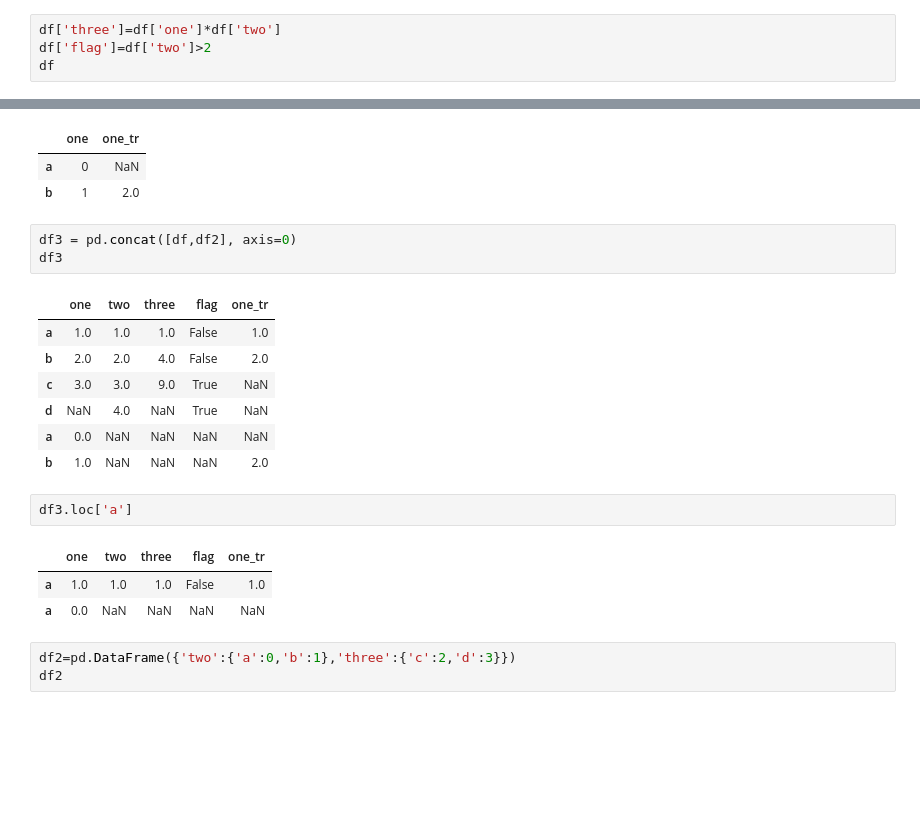
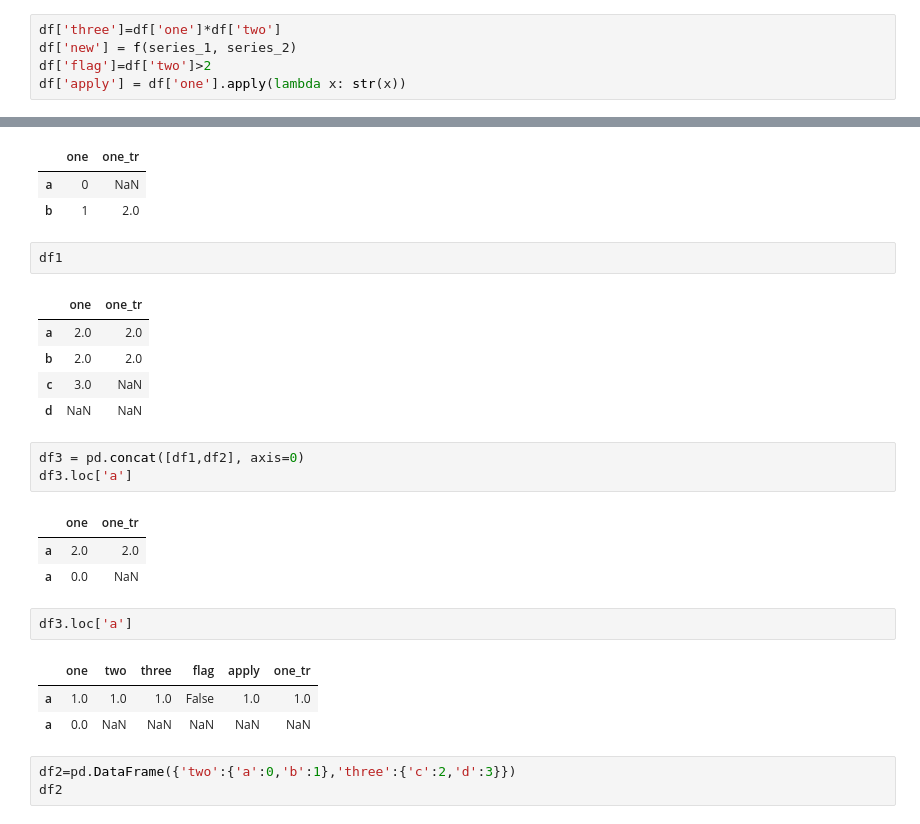
Before and after one commit to sakutepov/MADMO, a Jupyter notebook: 01_day/3.pandas.ipynb, the cells around one changed output, grey strips where cells are left out. Saved outputs shown, nothing was run; the diff lists cells and outputs as text; blank space fills up the shorter version.

```diff
--- a/01_day/3.pandas.ipynb
+++ b/01_day/3.pandas.ipynb
@@ -381,6 +383,7 @@ Name: one, dtype: float64
 К таблице можно добавлять новые столбцы.
 # %%
 df['three']=df['one']*df['two']
+df['new'] = f(series_1, series_2)
 df['flag']=df['two']>2
-df
+df['apply'] = df['one'].apply(lambda x: str(x))
 # %% [output]
@@ -442,23 +449,27 @@ df2
 |  | one | one_tr |
 | a | 0 | NaN |
 | b | 1 | 2.0 |
+# %%
+df1
+# %% [output]
+|  | one | one_tr |
+| a | 2.0 | 2.0 |
+| b | 2.0 | 2.0 |
+| c | 3.0 | NaN |
+| d | NaN | NaN |
 # %%
-df3 = pd.concat([df,df2], axis=0)
-df3
+df3 = pd.concat([df1,df2], axis=0)
+df3.loc['a']
 # %% [output]
-|  | one | two | three | flag | one_tr |
-| a | 1.0 | 1.0 | 1.0 | False | 1.0 |
-| b | 2.0 | 2.0 | 4.0 | False | 2.0 |
-| c | 3.0 | 3.0 | 9.0 | True | NaN |
-| d | NaN | 4.0 | NaN | True | NaN |
-| a | 0.0 | NaN | NaN | NaN | NaN |
-| b | 1.0 | NaN | NaN | NaN | 2.0 |
+|  | one | one_tr |
+| a | 2.0 | 2.0 |
+| a | 0.0 | NaN |
 # %%
 df3.loc['a']
 # %% [output]
-|  | one | two | three | flag | one_tr |
-| a | 1.0 | 1.0 | 1.0 | False | 1.0 |
-| a | 0.0 | NaN | NaN | NaN | NaN |
+|  | one | two | three | flag | apply | one_tr |
+| a | 1.0 | 1.0 | 1.0 | False | 1.0 | 1.0 |
+| a | 0.0 | NaN | NaN | NaN | NaN | NaN |
 # %%
 df2=pd.DataFrame({'two':{'a':0,'b':1},'three':{'c':2,'d':3}})
 df2
```
Also changed, not shown: parts of 30 cells of this notebook, 6 other files.
